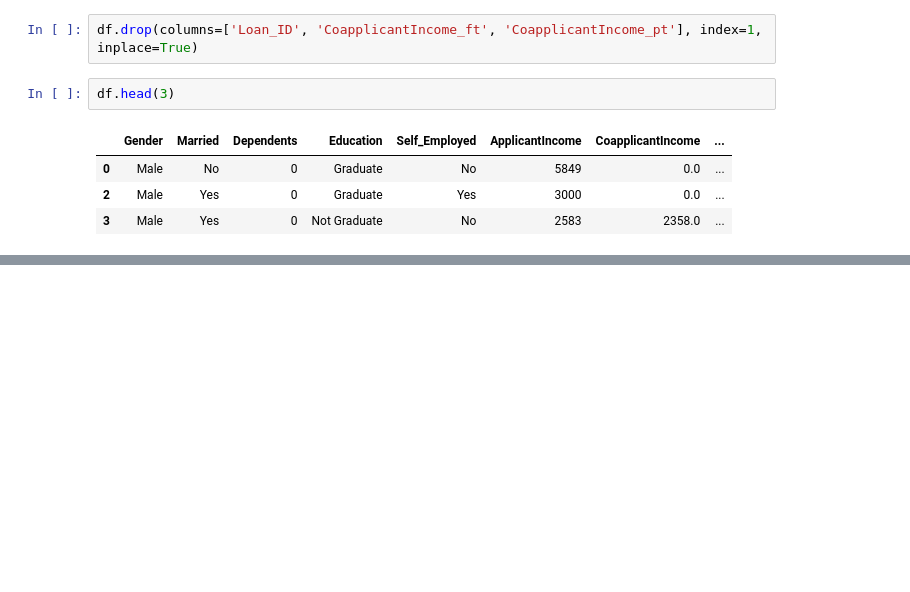
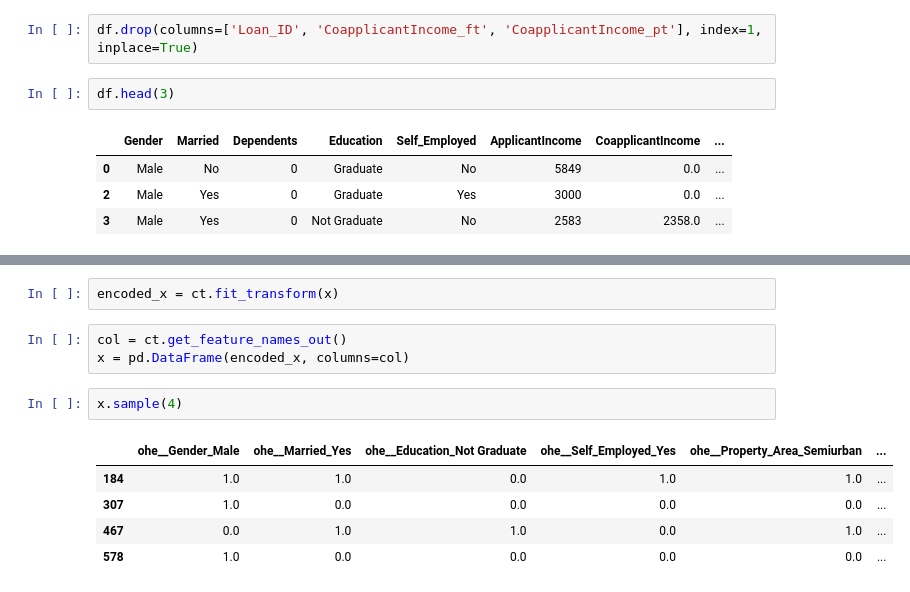
Before and after one commit to AftabQuant/Machine-Learning-Chronicles, a Jupyter notebook: Machine Learning Hub/Data Science Course/Machine Learning/Func Transformation & Encoding & Feature Selection.ipynb, the cells around one changed output, grey strips where cells are left out. Saved outputs shown, nothing was run; the diff lists cells and outputs as text; blank space fills up the shorter version.

```diff
--- a/Machine Learning Hub/Data Science Course/Machine Learning/Func Transformation & Encoding & Feature Selection.ipynb
+++ b/Machine Learning Hub/Data Science Course/Machine Learning/Func Transformation & Encoding & Feature Selection.ipynb
@@ -183,0 +255,13 @@ df.head(3)
+# %%
+encoded_x = ct.fit_transform(x)
+# %%
+col = ct.get_feature_names_out()
+x = pd.DataFrame(encoded_x, columns=col)
+# %%
+x.sample(4)
+# %% [output]
+|  | ohe__Gender_Male | ohe__Married_Yes | ohe__Education_Not Graduate | ohe__Self_Employed_Yes | ohe__Property_Area_Semiurban | ... |
+| 184 | 1.0 | 1.0 | 0.0 | 1.0 | 1.0 | ... |
+| 307 | 1.0 | 0.0 | 0.0 | 0.0 | 0.0 | ... |
+| 467 | 0.0 | 1.0 | 1.0 | 0.0 | 1.0 | ... |
+| 578 | 1.0 | 0.0 | 0.0 | 0.0 | 0.0 | ... |
```
Also changed, not shown: parts of 11 cells of this notebook.
